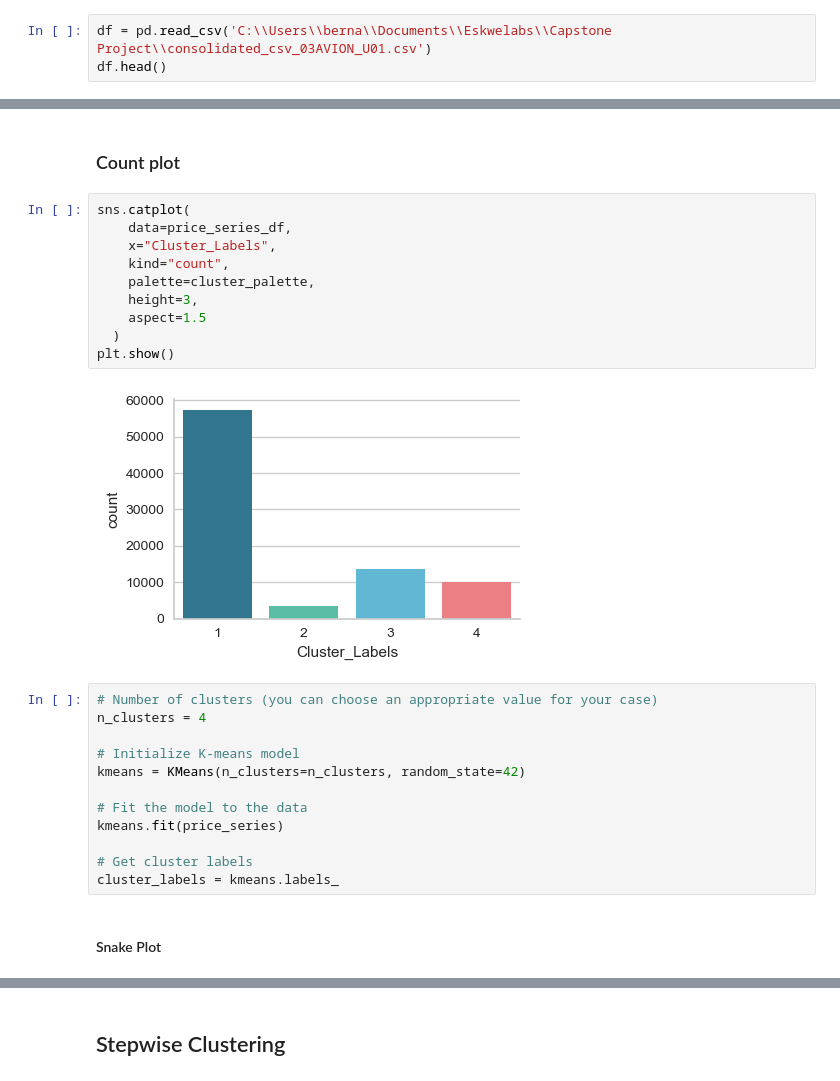
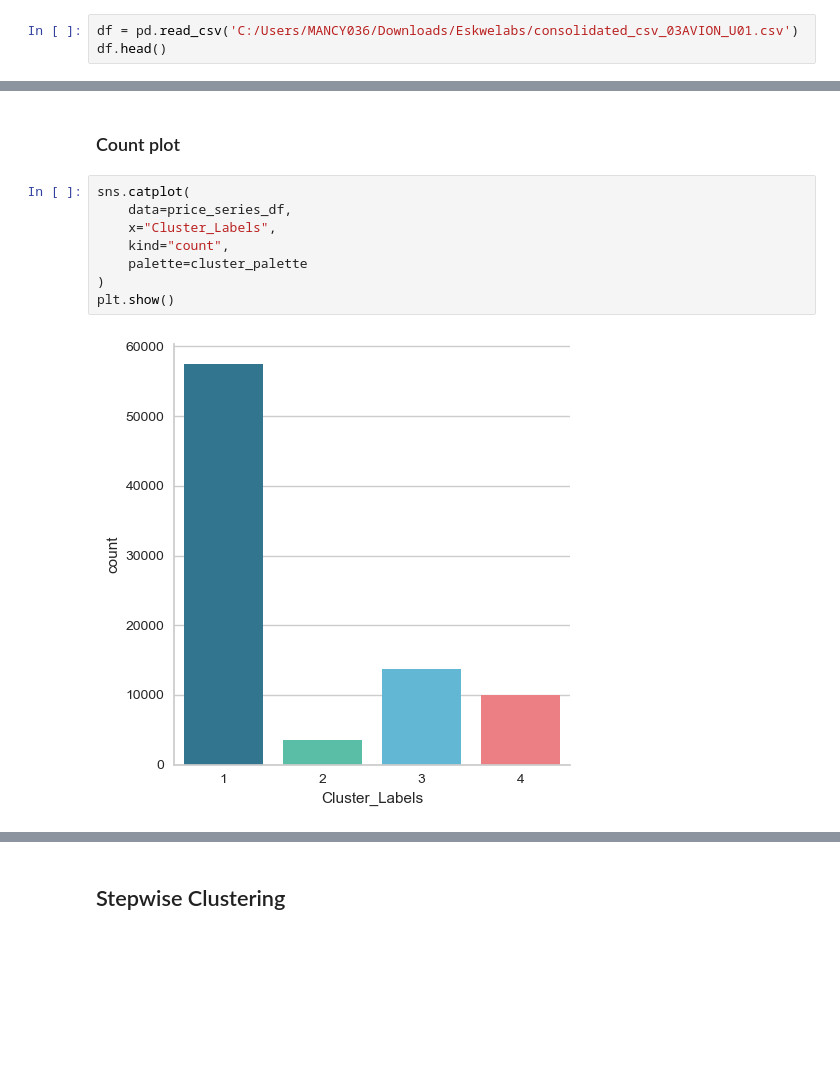
Before and after one commit to gbrosell/maroon-archers, a Jupyter notebook: 03AVION_U01.ipynb, the cells around one changed output, grey strips where cells are left out. Cells and saved outputs as stored; diff of their text form; blank space fills up the shorter version.

Commit message:
avion new plots

```diff
--- a/03AVION_U01.ipynb
+++ b/03AVION_U01.ipynb
@@ -44,7 +23,7 @@ Requirement already satisfied: six>=1.5 in c:\users\berna\anaconda3\lib\site-pac
 # %% [markdown]
 # Data Preprocessing
 # %%
-df = pd.read_csv('C:\\Users\\berna\\Documents\\Eskwelabs\\Capstone Project\\consolidated_csv_03AVION_U01.csv')
+df = pd.read_csv('C:/Users/MANCY036/Downloads/Eskwelabs/consolidated_csv_03AVION_U01.csv')
 df.head()
 # %% [output]
 |  | RUN_TIME | MKT_TYPE | REGION_NAME | ZONE_NAME | RESOURCE_NAME | TIME_INTERVAL | START_TIME | END_TIME | ... |
@@ -457,26 +425,10 @@ sns.scatterplot(x=transformed[:,0], y=transformed[:,1], hue=cluster_labels, styl
 # %%
 sns.catplot(
     data=price_series_df,
     x="Cluster_Labels",
     kind="count",
-    palette=cluster_palette,
-    height=3,
-    aspect=1.5
-  )
+    palette=cluster_palette
+)
 plt.show()
 # %% [output]
-[figure, old version]
+[figure, new version]
-# %%
-# Number of clusters (you can choose an appropriate value for your case)
-n_clusters = 4
-
-# Initialize K-means model
-kmeans = KMeans(n_clusters=n_clusters, random_state=42)
-
-# Fit the model to the data
-kmeans.fit(price_series)
-
-# Get cluster labels
-cluster_labels = kmeans.labels_
-# %% [markdown]
-#### Snake Plot
```
Also changed, not shown: parts of 16 cells of this notebook.
